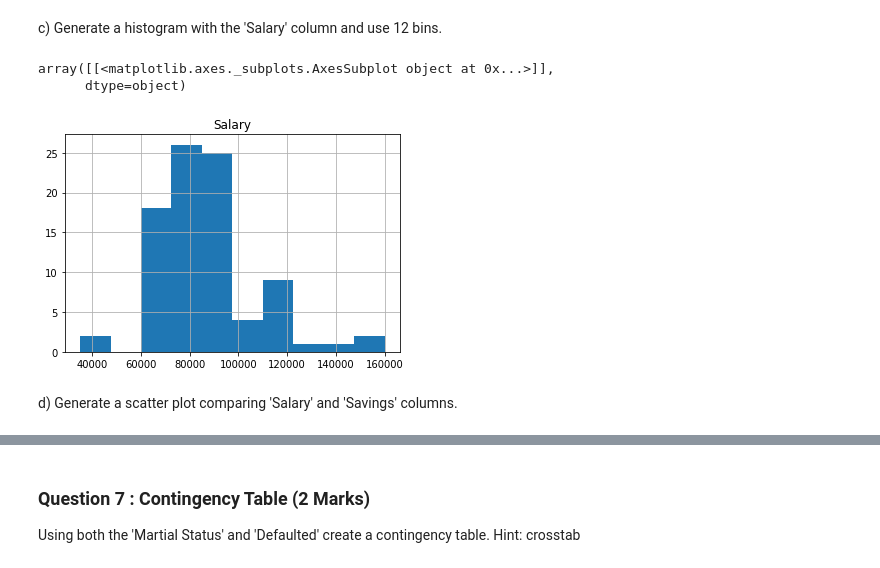
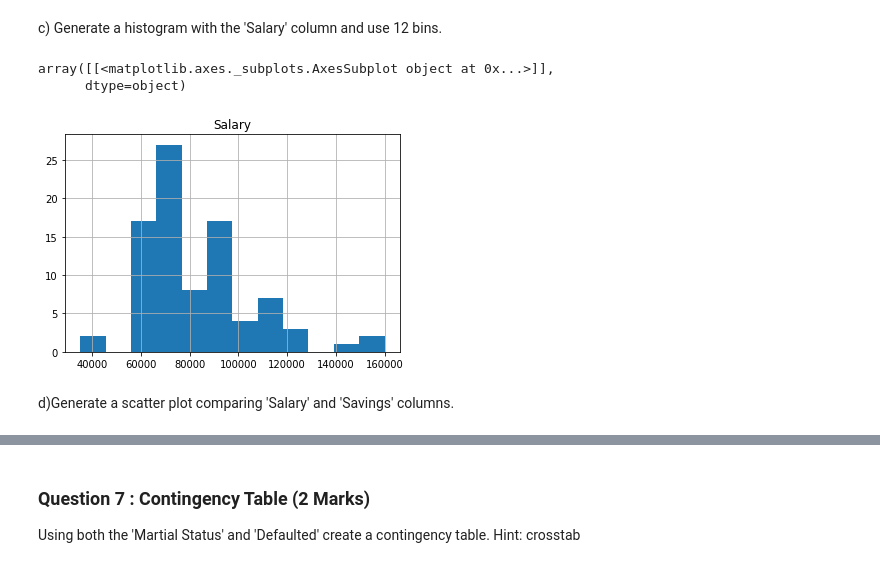
Before and after one commit to LinetN/Pandas_Analysis, a Jupyter notebook: Pandas Analysis Assignment 1.ipynb, the cells around one changed output, grey strips where cells are left out. Drawn from its saved outputs; the diff is of its cells as text; code cells hidden in the pictures.

```diff
--- a/Pandas Analysis Assignment 1.ipynb
+++ b/Pandas Analysis Assignment 1.ipynb
@@ -139,4 +140,4 @@ Name: Gender, dtype: int64
 b) Now use a '.str.replace' on the 'Gender' column to covert the incorrect 'M' fields. Hint: We must use ^...$ to restrict the pattern to match the whole string.
 # %%
 # b) (1)
-alumni['Gender']=alumni['Gender'].str.replace("^M$","Male")
+alumni['Gender'].str.replace("^M$","Male")
@@ -150,6 +164,7 @@ alumni['Gender']=alumni['Gender'].str.replace("^M$","Male")
 d) You can set it directly by using the df.loc command, show how this can be done by using the 'df.loc[row_indexer,col_indexer] = value' command to convert the 'M' to 'Male'
 # %%
 # d) (1)
+alumni.loc[[28,35,84], "Gender"]= "Male"
 # %% [markdown]
 e) Now run the 'value_counts' for Gender again to see the correct columns - 'Male' and 'Female'
 # %%
@@ -204,10 +230,10 @@ b) Now create a box plot comparison between 'Savings' and 'Salary' columns
 c) Generate a histogram with the 'Salary' column and use 12 bins.
 # %%
 #c) (1)
-alumni.hist(column="Salary")
+alumni.hist(column="Salary", bins=12)
 # %% [output]
 array([[<matplotlib.axes._subplots.AxesSubplot object at 0x...>]],
       dtype=object)
-[figure, old version]
+[figure, new version]
 # %% [markdown]
-d) Generate a scatter plot comparing 'Salary' and 'Savings' columns.
+d)Generate a scatter plot comparing 'Salary' and 'Savings' columns.
```
Also changed, not shown: parts of 10 cells of this notebook.
